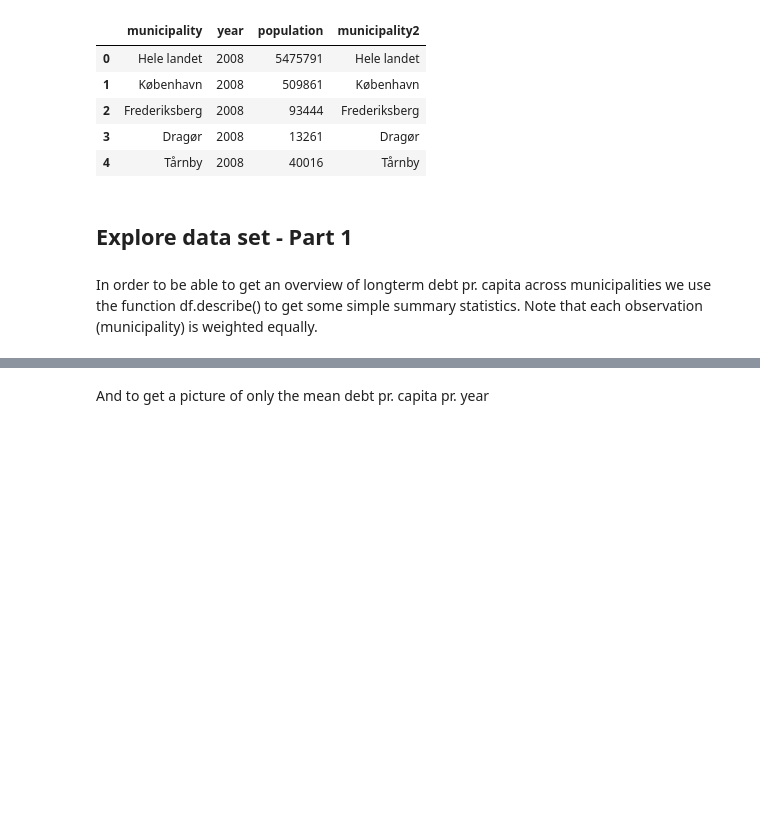
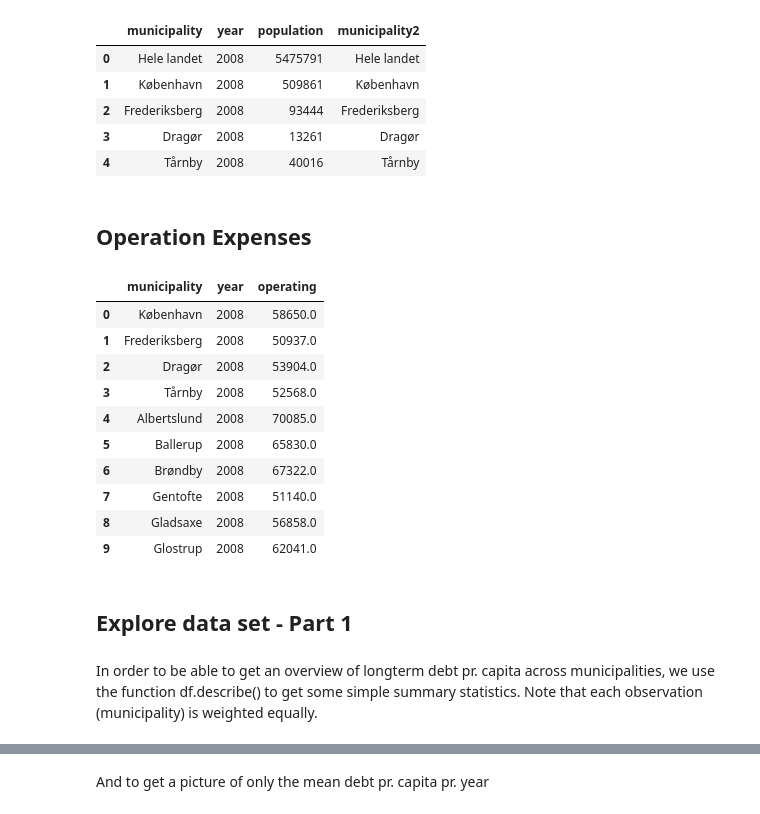
Before and after one commit to NumEconCopenhagen/projects-2019-peter-larsens-kaffe-m-havre, a Jupyter notebook: dataproject/dataProject.ipynb, the cells around one changed output, grey strips where cells are left out. Cells and saved outputs as stored; diff of their text form; code cells hidden in the pictures; blank space fills up the shorter version.

```diff
--- a/dataproject/dataProject.ipynb
+++ b/dataproject/dataProject.ipynb
@@ -175,10 +177,50 @@ pop_long.head()
 | 2 | Frederiksberg | 2008 | 93444 | Frederiksberg |
 | 3 | Dragør | 2008 | 13261 | Dragør |
 | 4 | Tårnby | 2008 | 40016 | Tårnby |
+# %% [markdown]
+## Operation Expenses
+# %%
+# a. load data for operating expenses
+OP = pd.read_excel(filename3, skiprows=2)
+
+# b. Drop three first columns
+drop_these = ['Unnamed: 0', 'Unnamed: 1', 'Unnamed: 2']
+OP.drop(drop_these, axis=1, inplace=True) # axis = 1 -> columns, inplace=True -> changed, no copy made
+
+# c. rename columns
+OP.rename(columns = {'Unnamed: 3':'municipality'}, inplace=True)
+
+# d. remove non-municipalities, but keep whole country
+for val in ['Region', 'Landsdel', 'Hele landet']:
+    I = OP.municipality.str.contains(val)
+    OP = OP.loc[I == False] # keep everything else
+# e. Rename columns
+Dict2 = {}
+for i in range(2008, 2019): # range goes from 2008 to but not including 2019
+    Dict2[str(i)] = f'operating{i}'
+OP.rename(columns = Dict2, inplace=True)
+
+# f. convert to long and reset index
+OP_long = pd.wide_to_long(OP, stubnames='operating', i='municipality', j='year').reset_index()
+
+# g. show
+OP_long.head(10)
+# %% [output]
+|  | municipality | year | operating |
+| 0 | København | 2008 | 58650.0 |
+| 1 | Frederiksberg | 2008 | 50937.0 |
+| 2 | Dragør | 2008 | 53904.0 |
+| 3 | Tårnby | 2008 | 52568.0 |
+| 4 | Albertslund | 2008 | 70085.0 |
+| 5 | Ballerup | 2008 | 65830.0 |
+| 6 | Brøndby | 2008 | 67322.0 |
+| 7 | Gentofte | 2008 | 51140.0 |
+| 8 | Gladsaxe | 2008 | 56858.0 |
+| 9 | Glostrup | 2008 | 62041.0 |
 # %% [markdown]
 ## Explore data set - Part 1
 # %% [markdown]
-In order to be able to get an overview of longterm debt pr. capita across municipalities we  use the function df.describe() to get some simple summary statistics. Note that each observation (municipality) is weighted equally.
+In order to be able to get an overview of longterm debt pr. capita across municipalities, we  use the function df.describe() to get some simple summary statistics. Note that each observation (municipality) is weighted equally.
 # %%
 debt.describe().round(2)
 # %% [output]
```
Also changed, not shown: parts of 30 cells of this notebook, 1 other file.
